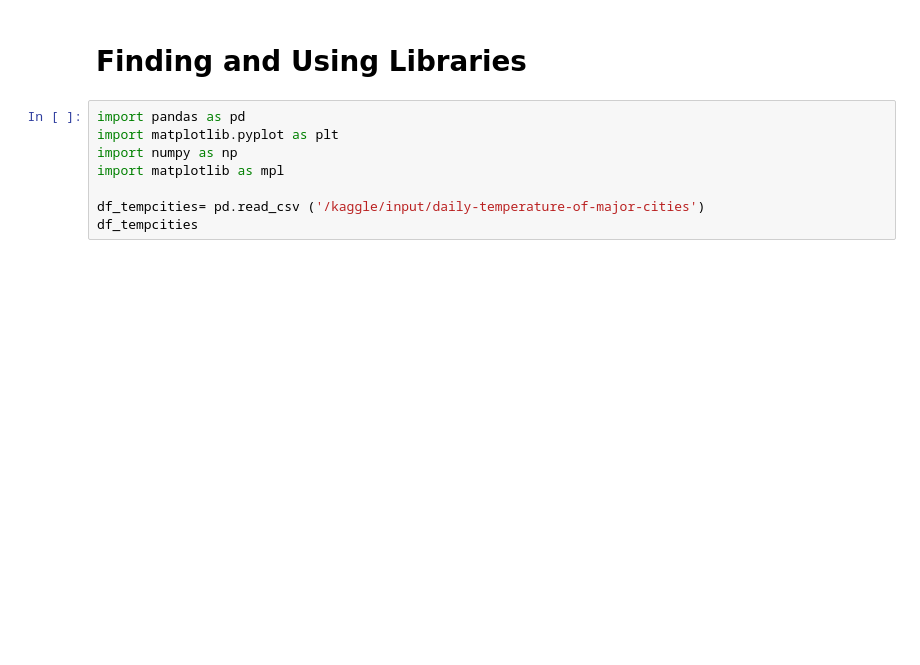
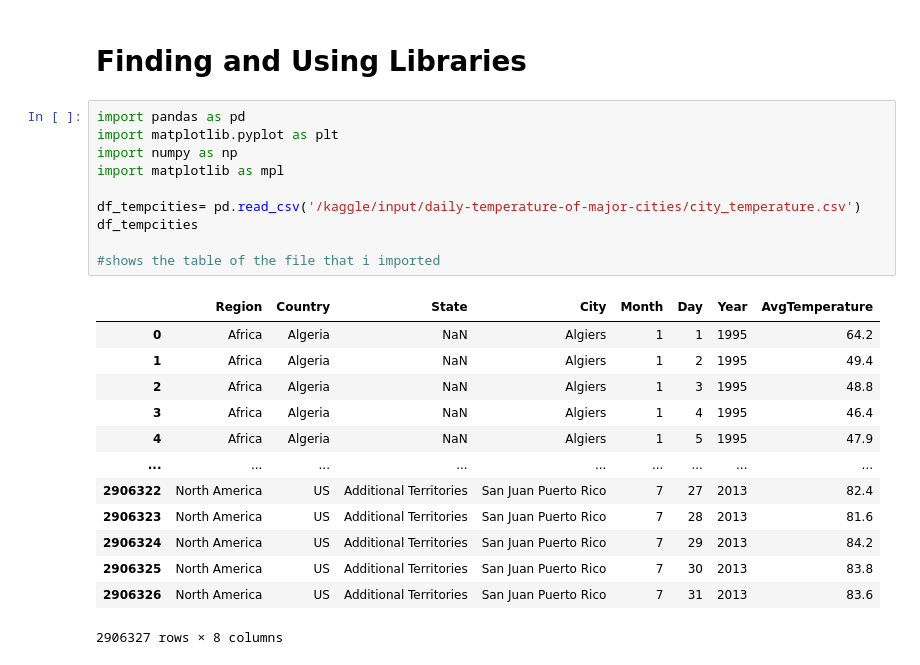
Before and after one commit to bgwaba/Hack-Week, a Jupyter notebook: global-hack-week-brianna.ipynb, the cells around one changed output. Drawn from its saved outputs; the diff is of its cells as text; blank space fills up the shorter version.

Commit message:
Kaggle Notebook | Global Hack Week <Brianna> | Version 8

```diff
--- a/global-hack-week-brianna.ipynb
+++ b/global-hack-week-brianna.ipynb
@@ -152,8 +199,24 @@ plt.show()
 # %%
 import pandas as pd
 import matplotlib.pyplot as plt
 import numpy as np
 import matplotlib as mpl
 
-df_tempcities= pd.read_csv ('/kaggle/input/daily-temperature-of-major-cities')
+df_tempcities= pd.read_csv('/kaggle/input/daily-temperature-of-major-cities/city_temperature.csv')
 df_tempcities
+
+#shows the table of the file that i imported
+# %% [output]
+|  | Region | Country | State | City | Month | Day | Year | AvgTemperature |
+| 0 | Africa | Algeria | NaN | Algiers | 1 | 1 | 1995 | 64.2 |
+| 1 | Africa | Algeria | NaN | Algiers | 1 | 2 | 1995 | 49.4 |
+| 2 | Africa | Algeria | NaN | Algiers | 1 | 3 | 1995 | 48.8 |
+| 3 | Africa | Algeria | NaN | Algiers | 1 | 4 | 1995 | 46.4 |
+| 4 | Africa | Algeria | NaN | Algiers | 1 | 5 | 1995 | 47.9 |
+| ... | ... | ... | ... | ... | ... | ... | ... | ... |
+| 2906322 | North America | US | Additional Territories | San Juan Puerto Rico | 7 | 27 | 2013 | 82.4 |
+| 2906323 | North America | US | Additional Territories | San Juan Puerto Rico | 7 | 28 | 2013 | 81.6 |
+| 2906324 | North America | US | Additional Territories | San Juan Puerto Rico | 7 | 29 | 2013 | 84.2 |
+| 2906325 | North America | US | Additional Territories | San Juan Puerto Rico | 7 | 30 | 2013 | 83.8 |
+| 2906326 | North America | US | Additional Territories | San Juan Puerto Rico | 7 | 31 | 2013 | 83.6 |
+2906327 rows × 8 columns
```
Also changed, not shown: parts of 19 cells of this notebook.
